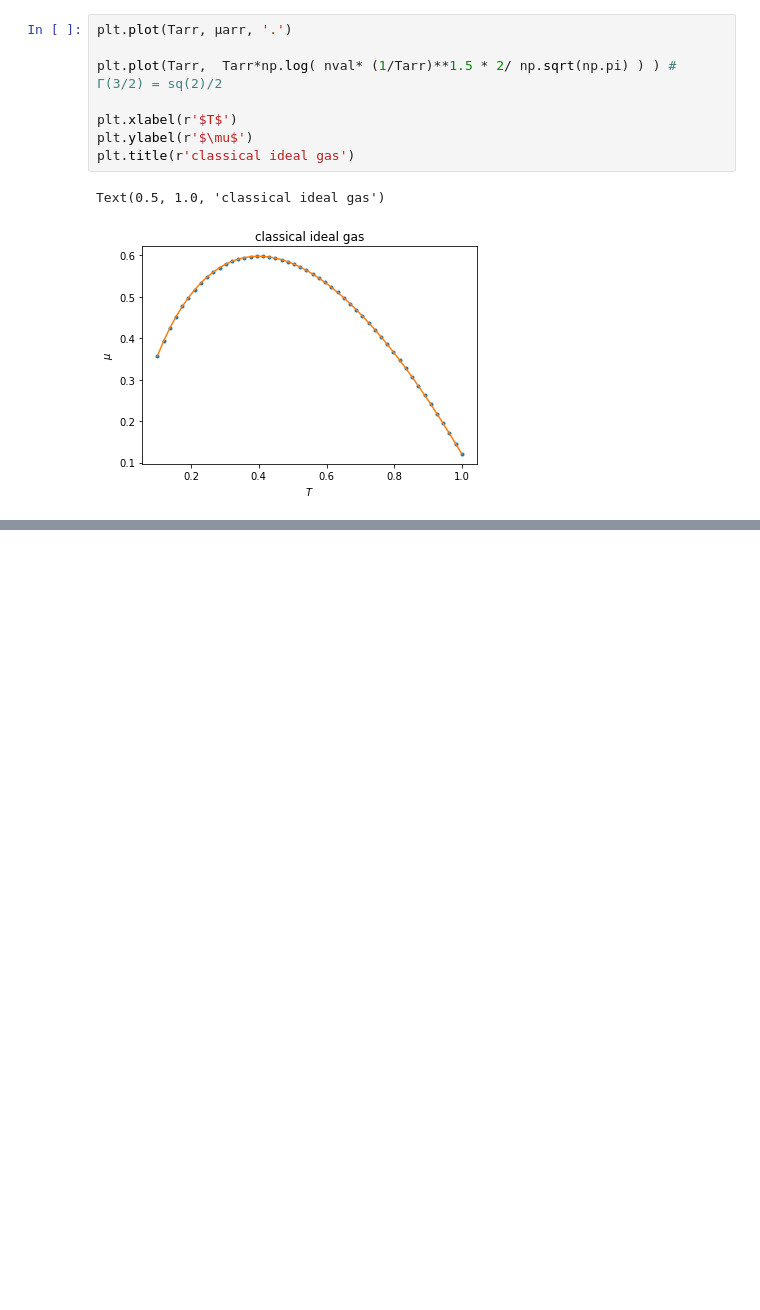
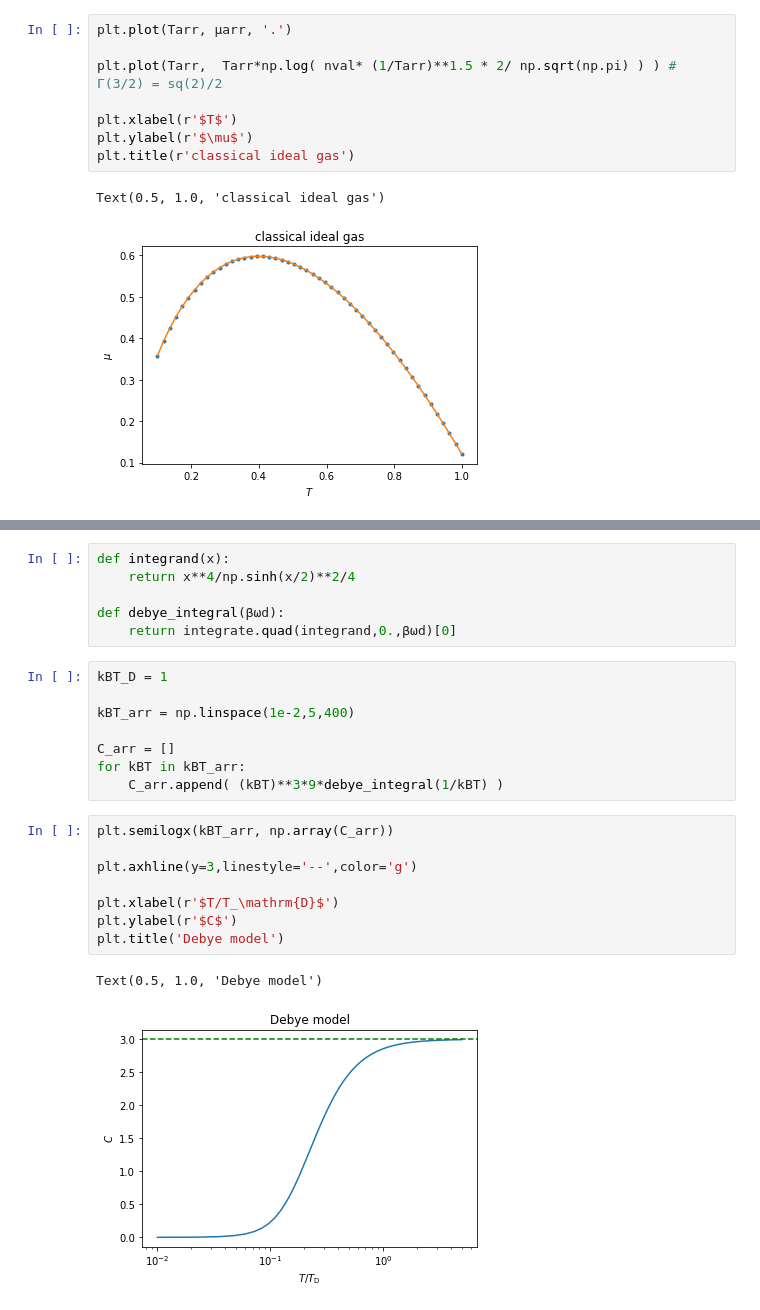
Before and after one commit to susyexists/EBT617E, a Jupyter notebook: ebt617e_ex1.ipynb, the cells around one changed output, grey strips where cells are left out. Cells and saved outputs as stored; diff of their text form; blank space fills up the shorter version.

```diff
--- a/ebt617e_ex1.ipynb
+++ b/ebt617e_ex1.ipynb
@@ -163,3 +209,28 @@ Text(0.5, 1.0, 'classical ideal gas')
+# %%
+def integrand(x):
+    return x**4/np.sinh(x/2)**2/4
+
+def debye_integral(βωd):
+    return integrate.quad(integrand,0.,βωd)[0]
+# %%
+kBT_D = 1
+
+kBT_arr = np.linspace(1e-2,5,400)
+
+C_arr = []
+for kBT in kBT_arr:
+    C_arr.append( (kBT)**3*9*debye_integral(1/kBT) )
+# %%
+plt.semilogx(kBT_arr, np.array(C_arr))
+
+plt.axhline(y=3,linestyle='--',color='g')
+
+plt.xlabel(r'$T/T_\mathrm{D}$')
+plt.ylabel(r'$C$')
+plt.title('Debye model')
+# %% [output]
+Text(0.5, 1.0, 'Debye model')
+[figure, added]
 # %% [markdown]
 # Homework 1
 
```
Also changed, not shown: parts of 9 cells of this notebook.
